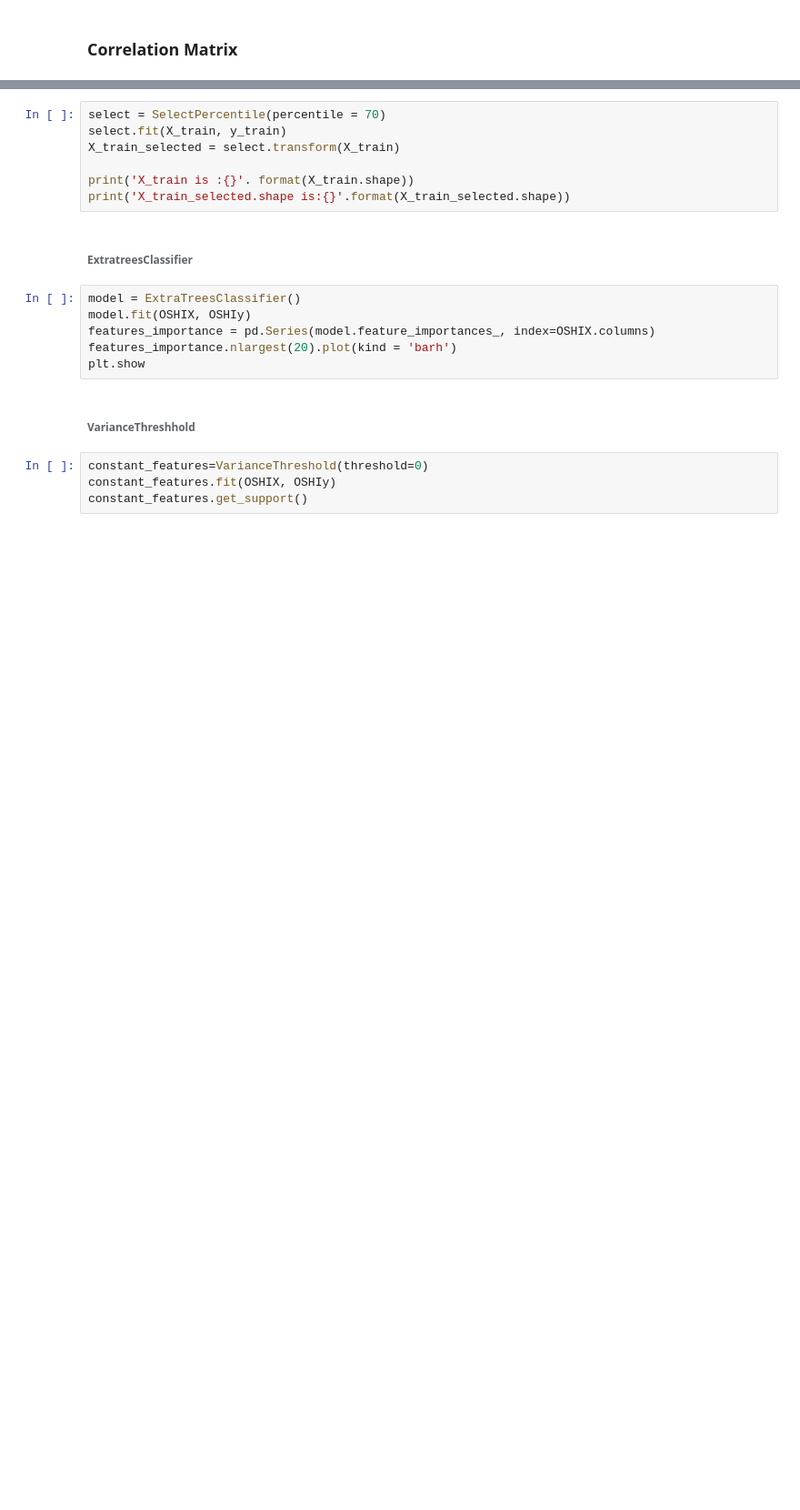
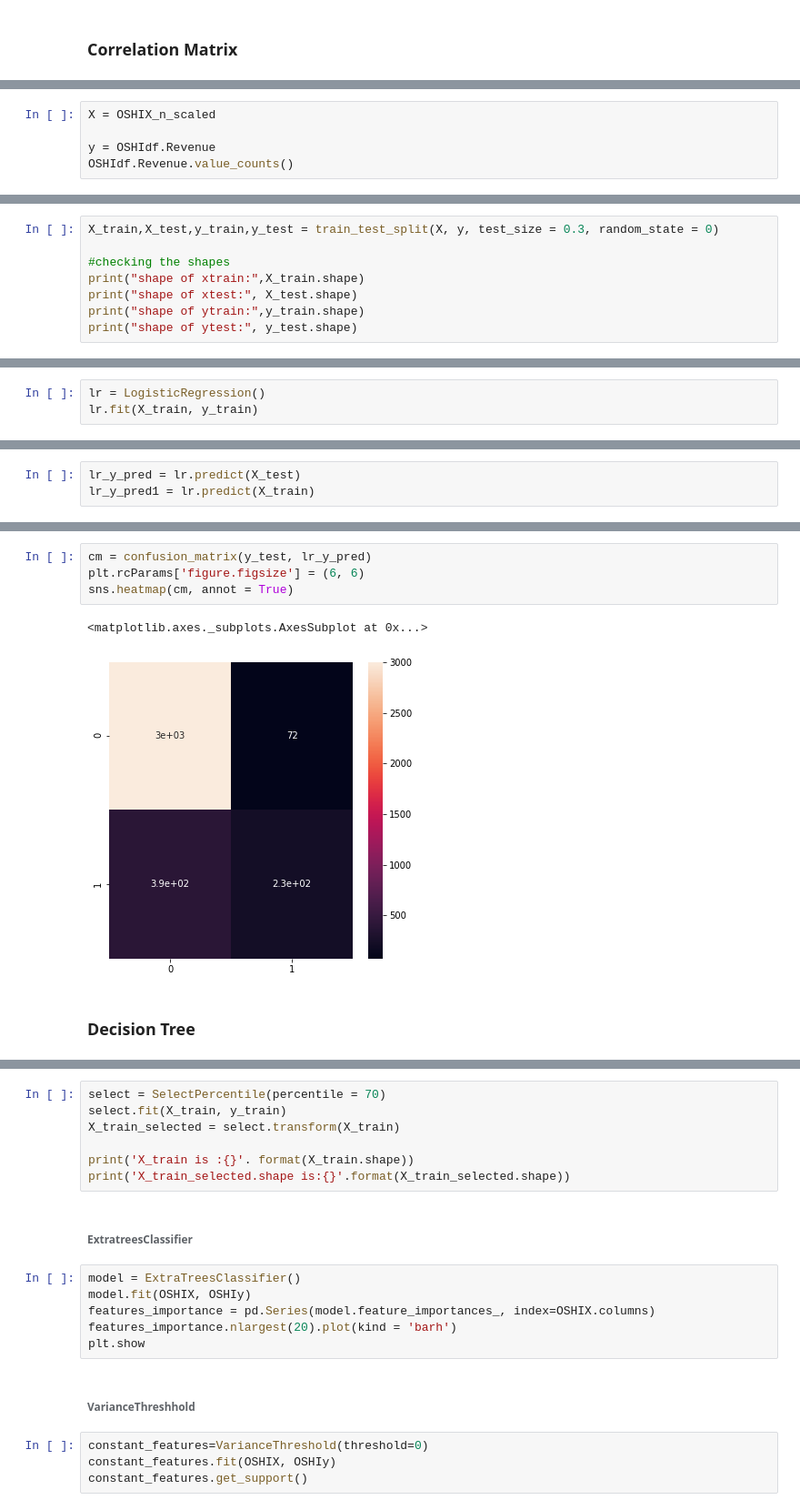
Before and after one commit to SepidehMohammadi/Capstone_python, a Jupyter notebook: Online Shoppers Purchasing Intention.ipynb, the cells around one changed output, grey strips where cells are left out. Shown at 91% size. Cells and saved outputs as stored; diff of their text form; blank space fills up the shorter version.

```diff
--- a/Online Shoppers Purchasing Intention.ipynb
+++ b/Online Shoppers Purchasing Intention.ipynb
@@ -760,0 +1289,5 @@ OSHIX_n_collinearity_SelectKBest.shape
+# %%
+X = OSHIX_n_scaled
+
+y = OSHIdf.Revenue
+OSHIdf.Revenue.value_counts()
@@ -760,0 +1300,8 @@ OSHIX_n_collinearity_SelectKBest.shape
+# %%
+X_train,X_test,y_train,y_test = train_test_split(X, y, test_size = 0.3, random_state = 0)
+
+#checking the shapes
+print("shape of xtrain:",X_train.shape)
+print("shape of xtest:", X_test.shape)
+print("shape of ytrain:",y_train.shape)
+print("shape of ytest:", y_test.shape)
@@ -760,0 +1317,3 @@ OSHIX_n_collinearity_SelectKBest.shape
+# %%
+lr = LogisticRegression()
+lr.fit(X_train, y_train)
@@ -760,0 +1326,3 @@ OSHIX_n_collinearity_SelectKBest.shape
+# %%
+lr_y_pred = lr.predict(X_test)
+lr_y_pred1 = lr.predict(X_train)
@@ -760,0 +1373,9 @@ OSHIX_n_collinearity_SelectKBest.shape
+# %%
+cm = confusion_matrix(y_test, lr_y_pred)
+plt.rcParams['figure.figsize'] = (6, 6)
+sns.heatmap(cm, annot = True)
+# %% [output]
+<matplotlib.axes._subplots.AxesSubplot at 0x...>
+[figure, added]
+# %% [markdown]
+### <B> Decision Tree <B>
```
Also changed, not shown: parts of 159 cells of this notebook, 2 other files.
